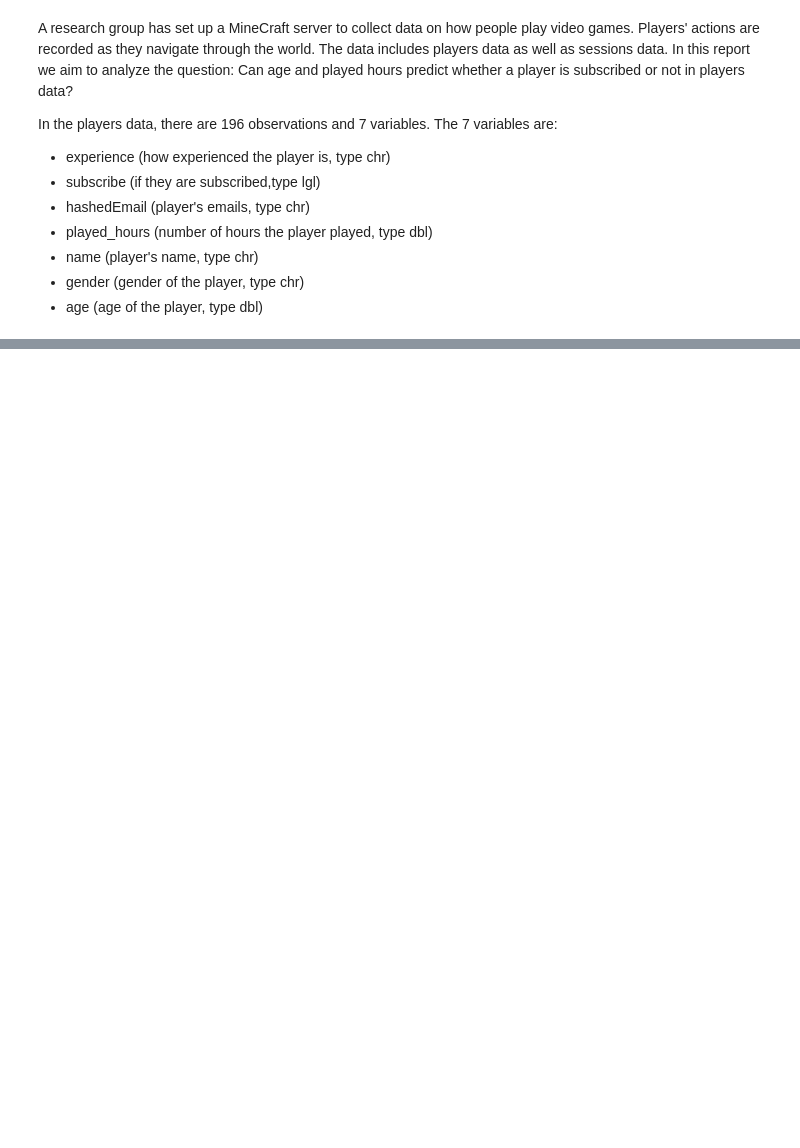
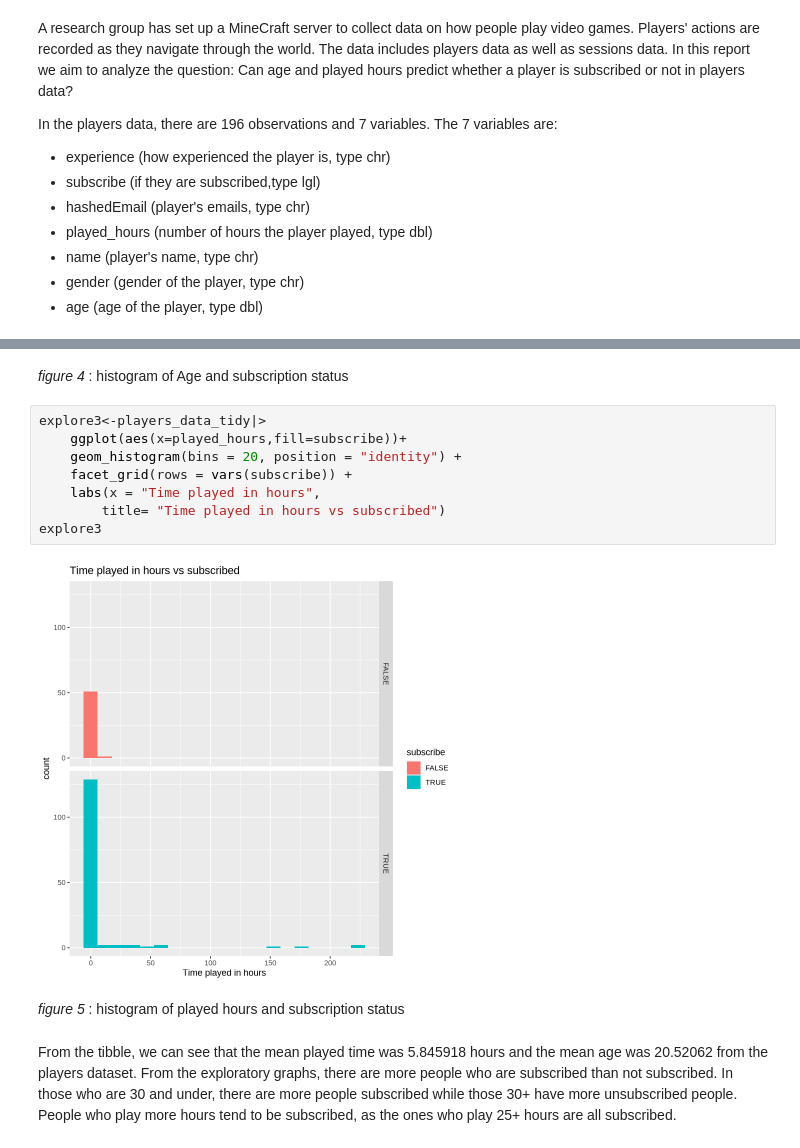
Before and after one commit to wenqin07/DSCI100-group33, a Jupyter notebook: Project_Final_Report.ipynb, the cells around one changed output, grey strips where cells are left out. Saved outputs shown, nothing was run; the diff lists cells and outputs as text; blank space fills up the shorter version.

```diff
--- a/Project_Final_Report.ipynb
+++ b/Project_Final_Report.ipynb
@@ -113,0 +139,16 @@ data summary:
+# %% [markdown]
+*figure 4* : histogram of Age and subscription status
+# %%
+explore3<-players_data_tidy|>
+    ggplot(aes(x=played_hours,fill=subscribe))+
+    geom_histogram(bins = 20, position = "identity") +
+    facet_grid(rows = vars(subscribe)) +
+    labs(x = "Time played in hours",
+        title= "Time played in hours vs subscribed")
+explore3
+# %% [output]
+[figure, added]
+# %% [markdown]
+*figure 5* : histogram of played hours and subscription status
+# %% [markdown]
+From the tibble, we can see that the mean played time was 5.845918 hours and the mean age was 20.52062 from the players dataset. From the exploratory graphs, there are more people who are subscribed than not subscribed. In those who are 30 and under, there are more people subscribed while those 30+ have more unsubscribed people. People who play more hours tend to be subscribed, as the ones who play 25+ hours are all subscribed.
```
Also changed, not shown: parts of 35 cells of this notebook.
